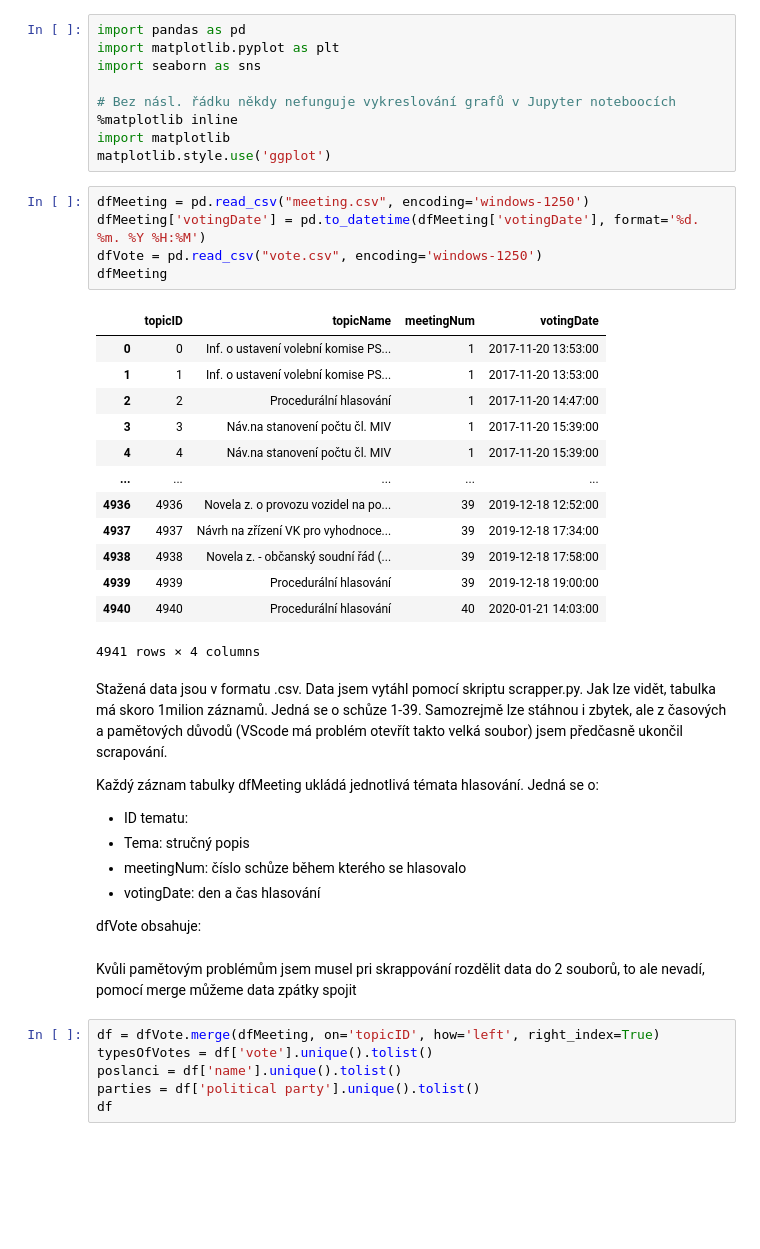
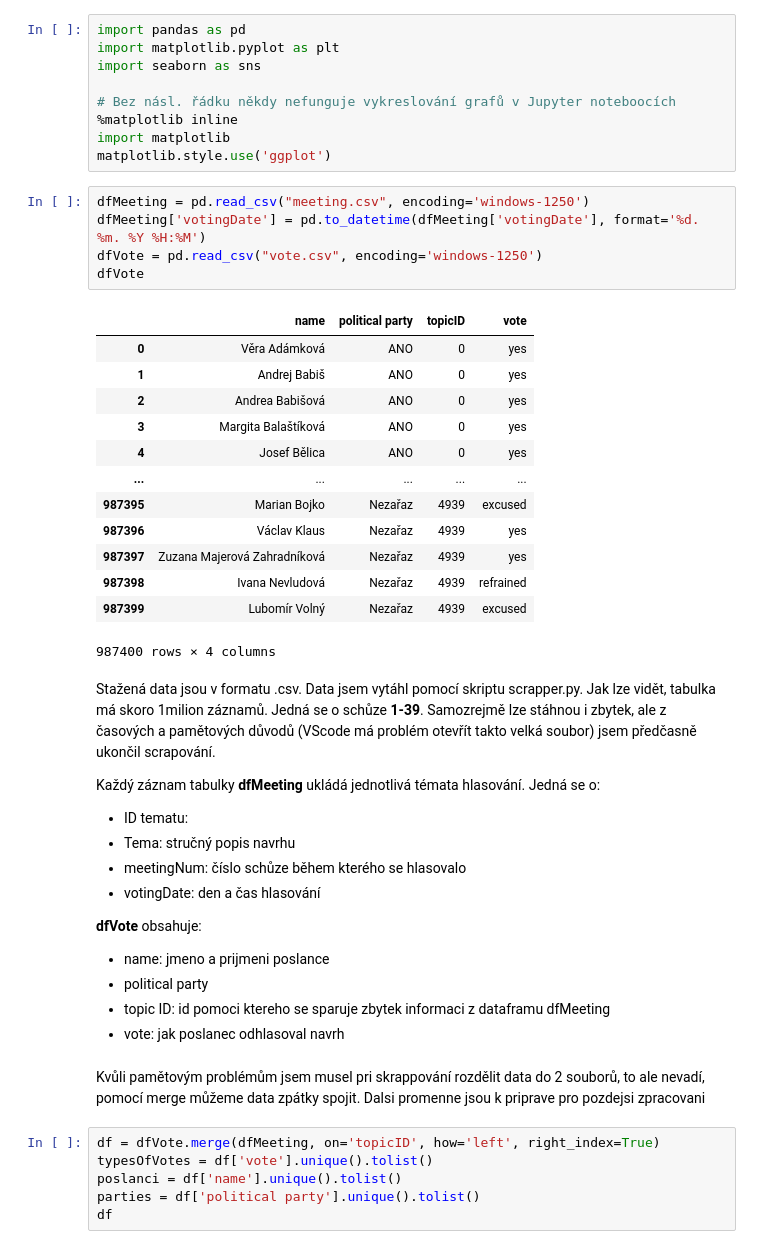
Before and after one commit to xuthang/bi-vzd, a Jupyter notebook: 01/homework_01_B201.ipynb, the cells around one changed output. Saved outputs shown, nothing was run; the diff lists cells and outputs as text; blank space fills up the shorter version.

```diff
--- a/01/homework_01_B201.ipynb
+++ b/01/homework_01_B201.ipynb
@@ -51,34 +51,38 @@ matplotlib.style.use('ggplot')
 # %%
 dfMeeting = pd.read_csv("meeting.csv", encoding='windows-1250')
 dfMeeting['votingDate'] = pd.to_datetime(dfMeeting['votingDate'], format='%d. %m. %Y %H:%M')
 dfVote = pd.read_csv("vote.csv", encoding='windows-1250')
-dfMeeting
+dfVote
 # %% [output]
-|  | topicID | topicName | meetingNum | votingDate |
-| 0 | 0 | Inf. o ustavení volební komise PS... | 1 | 2017-11-20 13:53:00 |
-| 1 | 1 | Inf. o ustavení volební komise PS... | 1 | 2017-11-20 13:53:00 |
-| 2 | 2 | Procedurální hlasování | 1 | 2017-11-20 14:47:00 |
-| 3 | 3 | Náv.na stanovení počtu čl. MIV | 1 | 2017-11-20 15:39:00 |
-| 4 | 4 | Náv.na stanovení počtu čl. MIV | 1 | 2017-11-20 15:39:00 |
+|  | name | political party | topicID | vote |
+| 0 | Věra Adámková | ANO | 0 | yes |
+| 1 | Andrej Babiš | ANO | 0 | yes |
+| 2 | Andrea Babišová | ANO | 0 | yes |
+| 3 | Margita Balaštíková | ANO | 0 | yes |
+| 4 | Josef Bělica | ANO | 0 | yes |
 | ... | ... | ... | ... | ... |
-| 4936 | 4936 | Novela z. o provozu vozidel na po... | 39 | 2019-12-18 12:52:00 |
-| 4937 | 4937 | Návrh na zřízení VK pro vyhodnoce... | 39 | 2019-12-18 17:34:00 |
-| 4938 | 4938 | Novela z. - občanský soudní řád (... | 39 | 2019-12-18 17:58:00 |
-| 4939 | 4939 | Procedurální hlasování | 39 | 2019-12-18 19:00:00 |
-| 4940 | 4940 | Procedurální hlasování | 40 | 2020-01-21 14:03:00 |
+| 987395 | Marian Bojko | Nezařaz | 4939 | excused |
+| 987396 | Václav Klaus | Nezařaz | 4939 | yes |
+| 987397 | Zuzana Majerová Zahradníková | Nezařaz | 4939 | yes |
+| 987398 | Ivana Nevludová | Nezařaz | 4939 | refrained |
+| 987399 | Lubomír Volný | Nezařaz | 4939 | excused |
-4941 rows × 4 columns
+987400 rows × 4 columns
 # %% [markdown]
-Stažená data jsou v formatu .csv. Data jsem vytáhl pomocí skriptu scrapper.py. Jak lze vidět, tabulka má skoro 1milion záznamů. Jedná se o schůze 1-39. Samozrejmě lze stáhnou i zbytek, ale z časových a pamětových důvodů (VScode má problém otevřít takto velká soubor) jsem předčasně ukončil scrapování.
+Stažená data jsou v formatu .csv. Data jsem vytáhl pomocí skriptu scrapper.py. Jak lze vidět, tabulka má skoro 1milion záznamů. Jedná se o schůze **1-39**. Samozrejmě lze stáhnou i zbytek, ale z časových a pamětových důvodů (VScode má problém otevřít takto velká soubor) jsem předčasně ukončil scrapování.
 
-Každý záznam tabulky dfMeeting ukládá jednotlivá témata hlasování. Jedná se o:
+Každý záznam tabulky **dfMeeting** ukládá jednotlivá témata hlasování. Jedná se o:
 * ID tematu:
-* Tema: stručný popis
+* Tema: stručný popis navrhu
 * meetingNum: číslo schůze během kterého se hlasovalo
 * votingDate: den a čas hlasování
 
-dfVote obsahuje:
+**dfVote** obsahuje:
+* name: jmeno a prijmeni poslance
+* political party
+* topic ID: id pomoci ktereho se sparuje zbytek informaci z dataframu dfMeeting
+* vote: jak poslanec odhlasoval navrh
 # %% [markdown]
-Kvůli pamětovým problémům jsem musel pri skrappování rozdělit data do 2 souborů, to ale nevadí, pomocí merge můžeme data zpátky spojit
+Kvůli pamětovým problémům jsem musel pri skrappování rozdělit data do 2 souborů, to ale nevadí, pomocí merge můžeme data zpátky spojit. Dalsi promenne jsou k priprave pro pozdejsi zpracovani
 # %%
 df = dfVote.merge(dfMeeting, on='topicID', how='left', right_index=True)
 typesOfVotes = df['vote'].unique().tolist()
```
Also changed, not shown: parts of 15 cells of this notebook.
